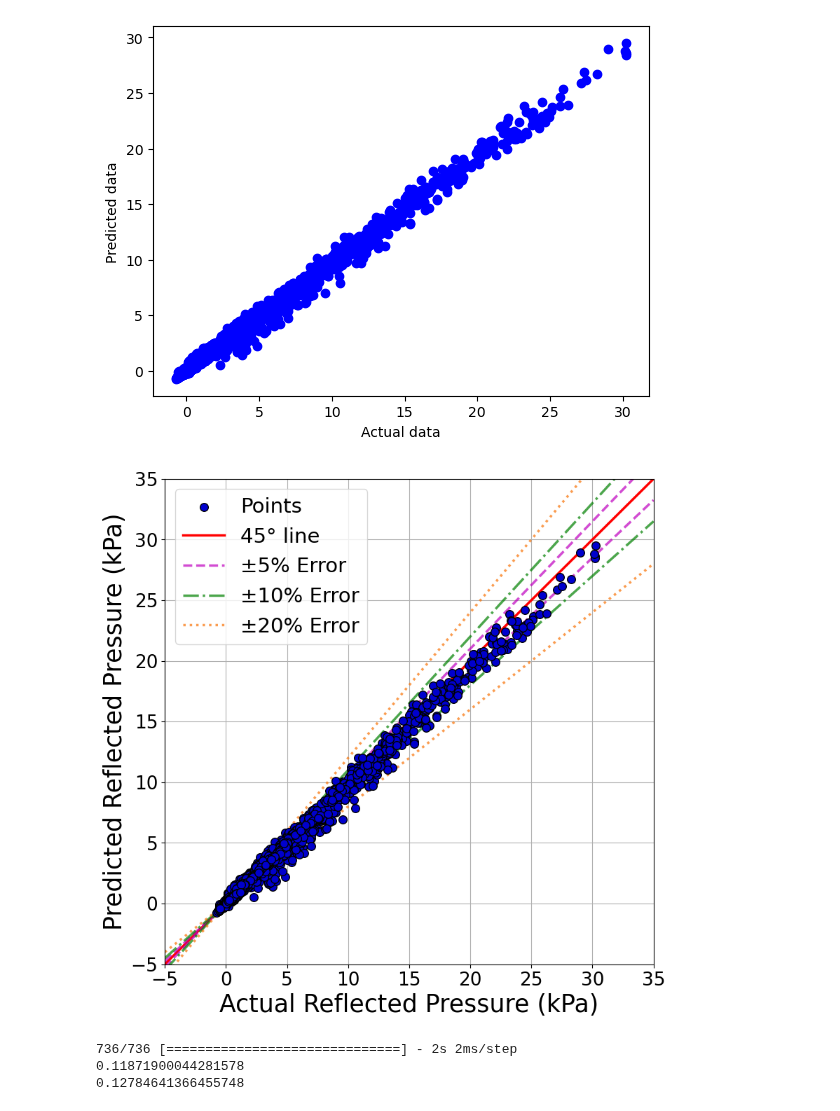
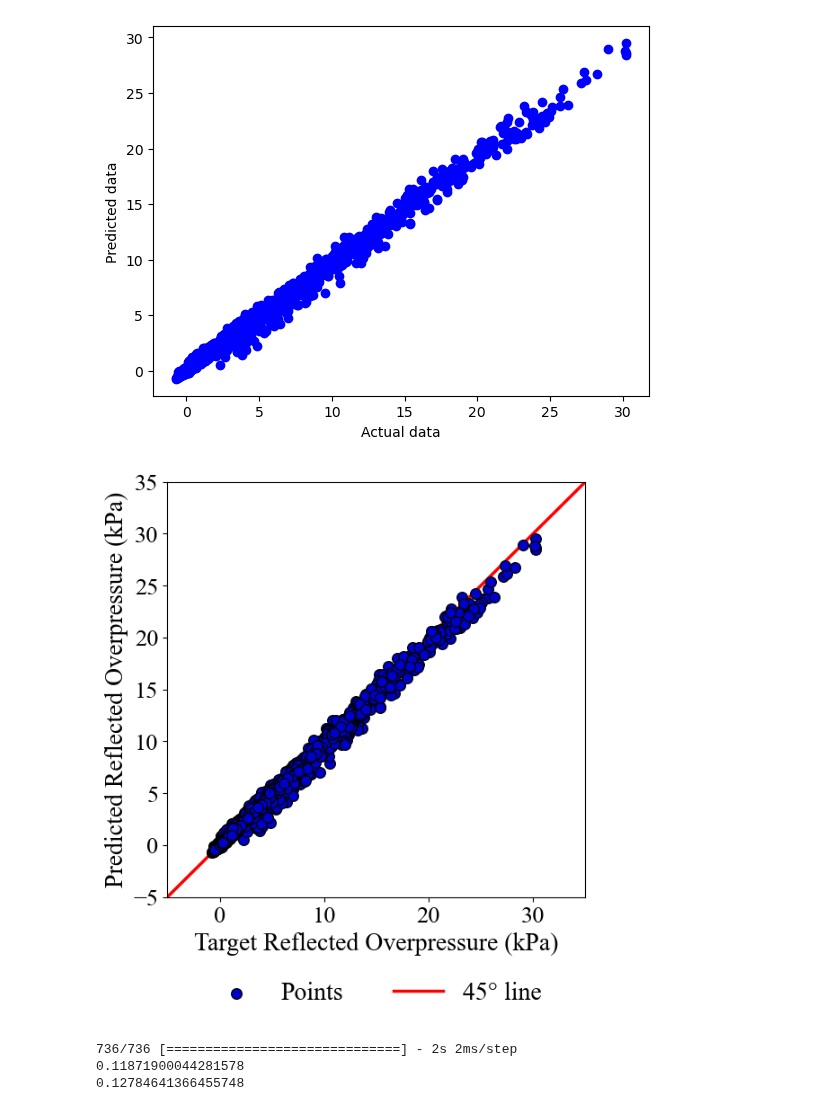
Before and after one commit to ChamodiWidanage/Pressure_history_2, a Jupyter notebook: RP_Section_6_new/RP_Section6_new_ANN_2.ipynb, the cells around one changed output. Drawn from its saved outputs; the diff is of its cells as text; code cells hidden in the pictures.

```diff
--- a/RP_Section_6_new/RP_Section6_new_ANN_2.ipynb
+++ b/RP_Section_6_new/RP_Section6_new_ANN_2.ipynb
@@ -15,7 +15,7 @@ import pickle
 # %%
 #Access input folder
 current_dir = Path.cwd()
-input_dir1 = Path ("G:/Chamodi/LSDYNA3D/RP_TH_models/RP_Section_6_new")
+input_dir1 = Path ("H:/Chamodi/LSDYNA/Reflected_pressure/RP_Section_6_new")
 print ("input",input_dir1)
 
 #Access folders inside input folder
@@ -139,8 +139,8 @@ X_val, X_test, y_val, y_test = train_test_split(X_test,
                                                 random_state = 0)
 # %%
 from sklearn.preprocessing import StandardScaler
-sc = StandardScaler()
-X_train[:,0:4] = sc.fit_transform(X_train[:, 0:4])
+#sc = StandardScaler()
+X_train[:,0:4] = sc.transform(X_train[:, 0:4])
 print (X_train)
 # %% [output]
 [[ 0.49631868 -1.54733058 -1.47441242 -1.22135378  0.          1.        ]
@@ -351,42 +351,48 @@ Text(0, 0.5, 'Predicted data')
 # %%
 from sklearn.metrics import r2_score
 # Initialize layout
-fig1, ax1 = plt.subplots(figsize = (9, 9))
+fig1, ax1 = plt.subplots(figsize = (6, 6))
+
+# Set global font to Times New Roman and font size
+plt.rcParams['font.family'] = 'serif'
+plt.rcParams['font.serif'] = ['Times New Roman']
+plt.rcParams['font.size'] = 20
+
 b_l = -5
 u_l = 35
 
 # Add scatterplot
 ax1.scatter(y_test, y_pred, s=70, alpha=1, edgecolors="k",c='mediumblue',zorder=5, label = 'Points')
 
 
-plt.ylabel('Predicted Reflected Pressure (kPa)',fontsize = 25)
-plt.xlabel('Actual Reflected Pressure (kPa)',fontsize = 25)
+plt.ylabel('Predicted Reflected Overpressure (kPa)')
+plt.xlabel('Target Reflected Overpressure (kPa)')
 plt.xticks(fontsize = 19)
 plt.yticks(fontsize = 19)
 
 
 x1 = np.linspace(b_l, u_l)
 
 plt.plot(x1, x1, 'Red', label='45\N{DEGREE SIGN} line',lw=2.5,alpha=1)
-plt.plot(x1, 1.05*x1, '--m', label='\u00B15% Error',lw=2.5,alpha=0.7)
-plt.plot(x1, 0.95*x1,'m', linestyle='--',lw=2.5,alpha=0.7)
-plt.plot(x1, 1.1*x1, '-.g', label='\u00B110% Error',lw=2.5,alpha=0.7)
-plt.plot(x1, 0.9*x1,'-.g',lw=2.5,alpha=0.7)
-plt.plot(x1, 1.2*x1, color = '#F97306', linestyle='dotted', label='\u00B120% Error',lw=2.5,alpha=0.7)
-plt.plot(x1, 0.8*x1,color = '#F97306', linestyle='dotted', lw=2.5,alpha=0.7)
+#plt.plot(x1, 1.05*x1, '--m', label='\u00B15% Error',lw=2.5,alpha=0.7)
+#plt.plot(x1, 0.95*x1,'m', linestyle='--',lw=2.5,alpha=0.7)
+#plt.plot(x1, 1.1*x1, '-.g', label='\u00B110% Error',lw=2.5,alpha=0.7)
+#plt.plot(x1, 0.9*x1,'-.g',lw=2.5,alpha=0.7)
+#plt.plot(x1, 1.2*x1, color = '#F97306', linestyle='dotted', label='\u00B120% Error',lw=2.5,alpha=0.7)
+#plt.plot(x1, 0.8*x1,color = '#F97306', linestyle='dotted', lw=2.5,alpha=0.7)
 
 plt.ylim(b_l, u_l)
 plt.xlim(b_l, u_l)
-plt.legend(loc='upper left',fontsize = 21)
+plt.legend(loc='upper center', bbox_to_anchor=(0.5, -0.15), ncol=4, frameon = False, fontsize = 20)
 
-plt.grid()
+#plt.grid()
 
 ax1.spines['left'].set_color('black')        # setting up Y-axis tick color to red
-ax1.spines['bottom'].set_color('black')         #setting up above X-axis tick color to red
+ax1.spines['bottom'].set_color('black')       #setting up above X-axis tick color to red
 
 plt.savefig('Section6_ANN2.png', dpi=300, bbox_inches='tight')
 # %% [output]
-[figure, old version]
+[figure, new version]
 # %%
 # metrics
 trainpreds = ann.predict(X_train)
```
Also changed, not shown: parts of 3 cells of this notebook, 10 other files.
